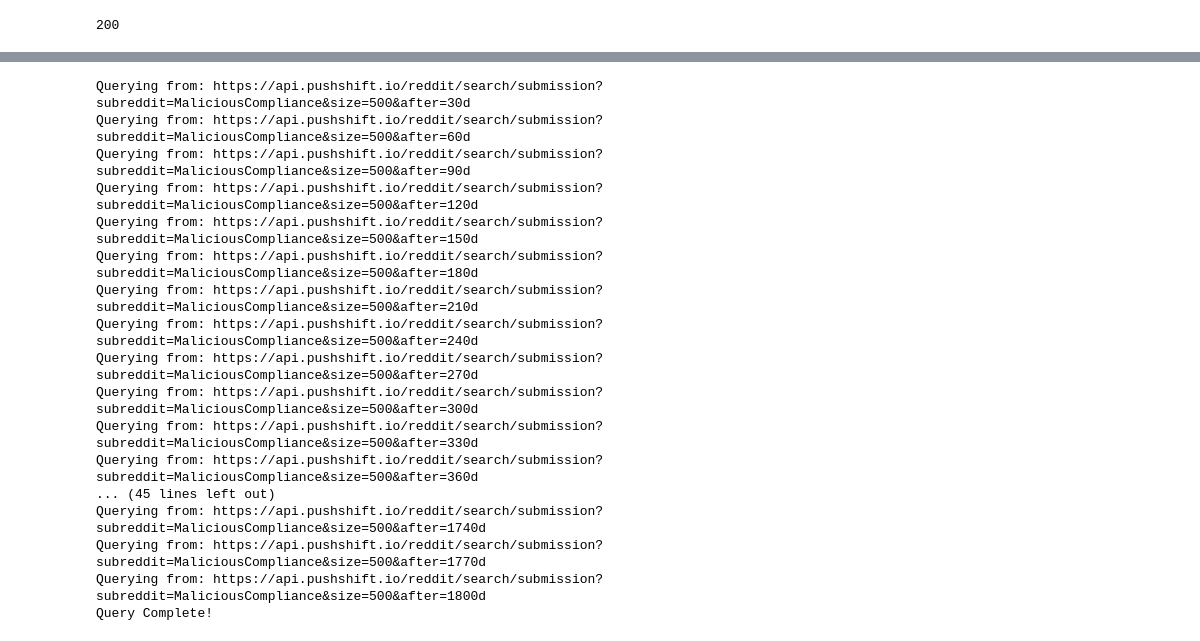
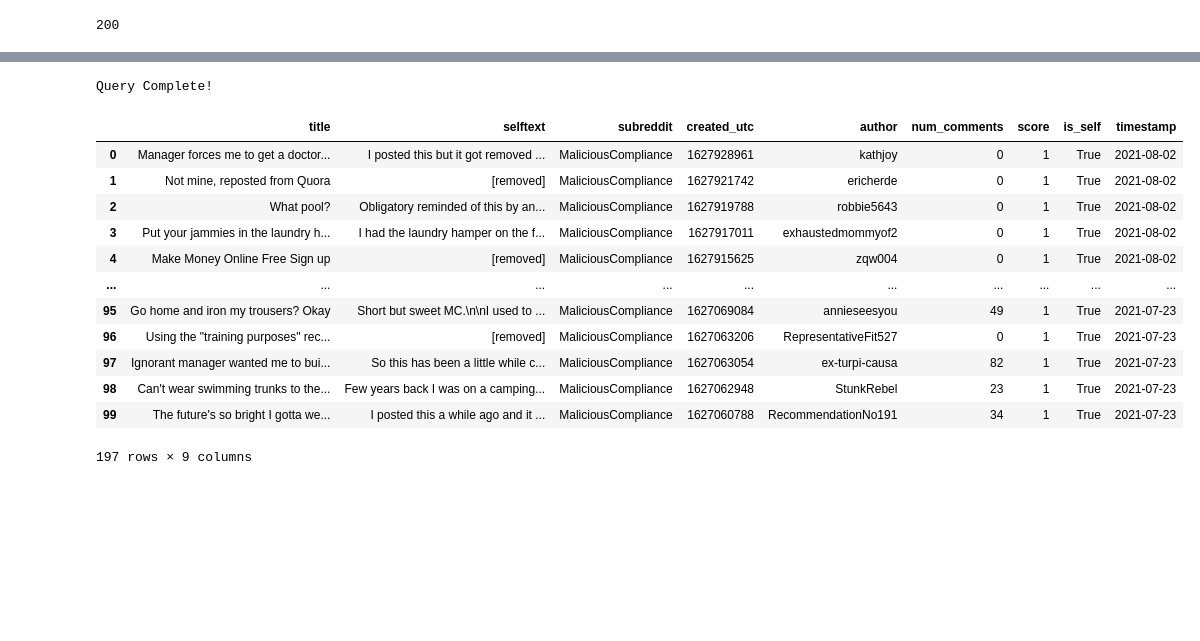
Before and after one commit to ebsiegs/subreddit_NLP, a Jupyter notebook: Part 1 - Webscraping.ipynb, the cells around one changed output, grey strips where cells are left out. Saved outputs shown, nothing was run; the diff lists cells and outputs as text; code cells hidden in the pictures; blank space fills up the shorter version.

```diff
--- a/Part 1 - Webscraping.ipynb
+++ b/Part 1 - Webscraping.ipynb
@@ -51,38 +253,41 @@ json_1['data'][0]
 # %%
-#REFERENCE: pushshift_demo lesson
+#REFERENCES: pushshift_demo lesson, help from Devin Fay
 
-def query_pushshift(subreddit, kind = 'submission', day_window = 30, n = 60):
+def query_pushshift(subreddit):
     SUBFIELDS = ['title', 'selftext', 'subreddit', 'created_utc', 'author', 'num_comments', 'score', 'is_self']
 
     # establish base url and stem
-    BASE_URL = f"https://api.pushshift.io/reddit/search/{kind}" # also known as the "API endpoint"
-    stem = f"{BASE_URL}?subreddit={subreddit}&size=500" # always pulling max of 500
+    BASE_URL = f"https://api.pushshift.io/reddit/search/submission"
+
+    #params to pass to url
+    params = {'subreddit': subreddit,
+             'size': 100
+             }
 
     # instantiate empty list for temp storage
     posts = []
 
-    # implement for loop with `time.sleep(2)`
-    for i in range(1, n + 1):
-        URL = "{}&after={}d".format(stem, day_window * i)
-        print("Querying from: " + URL)
-        response = requests.get(URL)
+    # implement for loop with time.sleep
+    for i in range(1, 3):
+        response = requests.get(BASE_URL, params) #added params to url request
         assert response.status_code == 200
         mine = response.json()['data']
         df = pd.DataFrame.from_dict(mine)
+        params['before'] = df["created_utc"].min()  #setting the before param to min of last scrape instance
         posts.append(df)
-        time.sleep(2)
+        time.sleep(1.5)
 
     # pd.concat storage list
     full = pd.concat(posts, sort=False)
 
-    # if submission
-    if kind == "submission":
-        # select desired columns
-        full = full[SUBFIELDS]
-        # drop duplicates
-        full.drop_duplicates(inplace = True)
-        # select `is_self` == True
-        full = full.loc[full['is_self'] == True]
+
+
+    # select desired columns
+    full = full[SUBFIELDS]
+    # drop duplicates
+    full.drop_duplicates(inplace = True)
+    # select `is_self` == True
+    full = full.loc[full['is_self'] == True]
 
     # create `timestamp` column
     full['timestamp'] = full["created_utc"].map(dt.date.fromtimestamp)
@@ -90,22 +295,19 @@ def query_pushshift(subreddit, kind = 'submission', day_window = 30, n = 60):
     print("Query Complete!")
     return full
 # %%
-results1 = query_pushshift('MaliciousCompliance')
+malicious = query_pushshift('MaliciousCompliance')
 # %% [output]
-Querying from: https://api.pushshift.io/reddit/search/submission?subreddit=MaliciousCompliance&size=500&after=30d
-Querying from: https://api.pushshift.io/reddit/search/submission?subreddit=MaliciousCompliance&size=500&after=60d
-Querying from: https://api.pushshift.io/reddit/search/submission?subreddit=MaliciousCompliance&size=500&after=90d
-Querying from: https://api.pushshift.io/reddit/search/submission?subreddit=MaliciousCompliance&size=500&after=120d
-Querying from: https://api.pushshift.io/reddit/search/submission?subreddit=MaliciousCompliance&size=500&after=150d
-Querying from: https://api.pushshift.io/reddit/search/submission?subreddit=MaliciousCompliance&size=500&after=180d
-Querying from: https://api.pushshift.io/reddit/search/submission?subreddit=MaliciousCompliance&size=500&after=210d
-Querying from: https://api.pushshift.io/reddit/search/submission?subreddit=MaliciousCompliance&size=500&after=240d
-Querying from: https://api.pushshift.io/reddit/search/submission?subreddit=MaliciousCompliance&size=500&after=270d
-Querying from: https://api.pushshift.io/reddit/search/submission?subreddit=MaliciousCompliance&size=500&after=300d
-Querying from: https://api.pushshift.io/reddit/search/submission?subreddit=MaliciousCompliance&size=500&after=330d
-Querying from: https://api.pushshift.io/reddit/search/submission?subreddit=MaliciousCompliance&size=500&after=360d
-... (45 lines left out)
-Querying from: https://api.pushshift.io/reddit/search/submission?subreddit=MaliciousCompliance&size=500&after=1740d
-Querying from: https://api.pushshift.io/reddit/search/submission?subreddit=MaliciousCompliance&size=500&after=1770d
-Querying from: https://api.pushshift.io/reddit/search/submission?subreddit=MaliciousCompliance&size=500&after=1800d
 Query Complete!
+|  | title | selftext | subreddit | created_utc | author | num_comments | score | is_self | timestamp |
+| 0 | Manager forces me to get a doctor... | I posted this but it got removed ... | MaliciousCompliance | 1627928961 | kathjoy | 0 | 1 | True | 2021-08-02 |
+| 1 | Not mine, reposted from Quora | [removed] | MaliciousCompliance | 1627921742 | ericherde | 0 | 1 | True | 2021-08-02 |
+| 2 | What pool? | Obligatory reminded of this by an... | MaliciousCompliance | 1627919788 | robbie5643 | 0 | 1 | True | 2021-08-02 |
+| 3 | Put your jammies in the laundry h... | I had the laundry hamper on the f... | MaliciousCompliance | 1627917011 | exhaustedmommyof2 | 0 | 1 | True | 2021-08-02 |
+| 4 | Make Money Online Free Sign up | [removed] | MaliciousCompliance | 1627915625 | zqw004 | 0 | 1 | True | 2021-08-02 |
+| ... | ... | ... | ... | ... | ... | ... | ... | ... | ... |
+| 95 | Go home and iron my trousers? Okay | Short but sweet MC.\n\nI used to ... | MaliciousCompliance | 1627069084 | annieseesyou | 49 | 1 | True | 2021-07-23 |
+| 96 | Using the "training purposes" rec... | [removed] | MaliciousCompliance | 1627063206 | RepresentativeFit527 | 0 | 1 | True | 2021-07-23 |
+| 97 | Ignorant manager wanted me to bui... | So this has been a little while c... | MaliciousCompliance | 1627063054 | ex-turpi-causa | 82 | 1 | True | 2021-07-23 |
+| 98 | Can't wear swimming trunks to the... | Few years back I was on a camping... | MaliciousCompliance | 1627062948 | StunkRebel | 23 | 1 | True | 2021-07-23 |
+| 99 | The future's so bright I gotta we... | I posted this a while ago and it ... | MaliciousCompliance | 1627060788 | RecommendationNo191 | 34 | 1 | True | 2021-07-23 |
+197 rows × 9 columns
```
Also changed, not shown: parts of 21 cells of this notebook, 6 other files.
